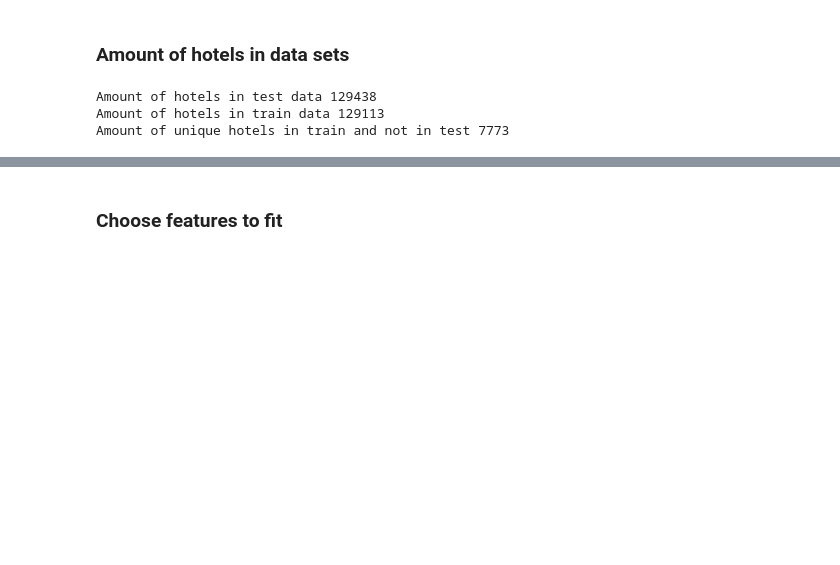
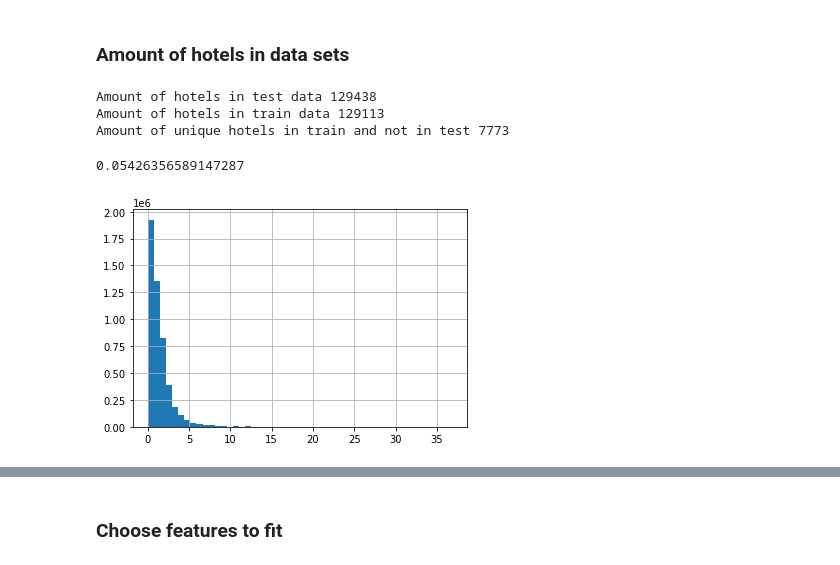
Before and after one commit to wolfbrr/DMT-2022-114, a Jupyter notebook: assignment-2/assignment-2.ipynb, the cells around one changed output, grey strips where cells are left out. Saved outputs shown, nothing was run; the diff lists cells and outputs as text; code cells hidden in the pictures; blank space fills up the shorter version.

```diff
--- a/assignment-2/assignment-2.ipynb
+++ b/assignment-2/assignment-2.ipynb
@@ -331,10 +349,18 @@ print(f'Amount of hotels in train data {len(set(y))}')
 print(f'Amount of unique hotels in train and not in test {len(set(x) - set(y))}')
 unique = set(x) - set(y)
 #train['prop_id']==unique
+lklhd = hotel_booking_likelihood(train)
 # %% [output]
 Amount of hotels in test data 129438
 Amount of hotels in train data 129113
 Amount of unique hotels in train and not in test 7773
+# %%
+x = lklhd['lklhd']/lklhd['lklhd'].median()
+x.hist(bins=50)
+lklhd['lklhd'].median()
+# %% [output]
+0.05426356589147287
+[figure, added]
 # %%
 train_eng = features_engeneering(train)
 test_eng = features_engeneering(test)
```
Also changed, not shown: parts of 22 cells of this notebook.
